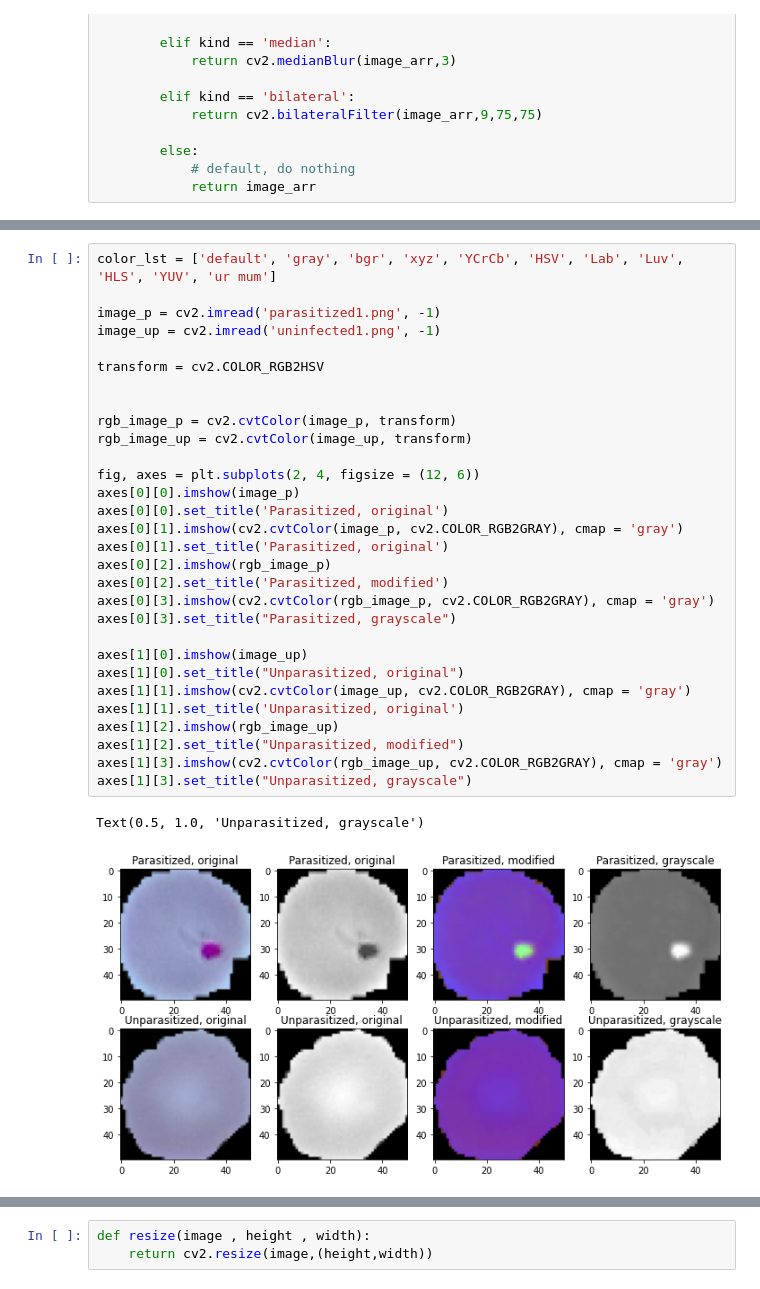
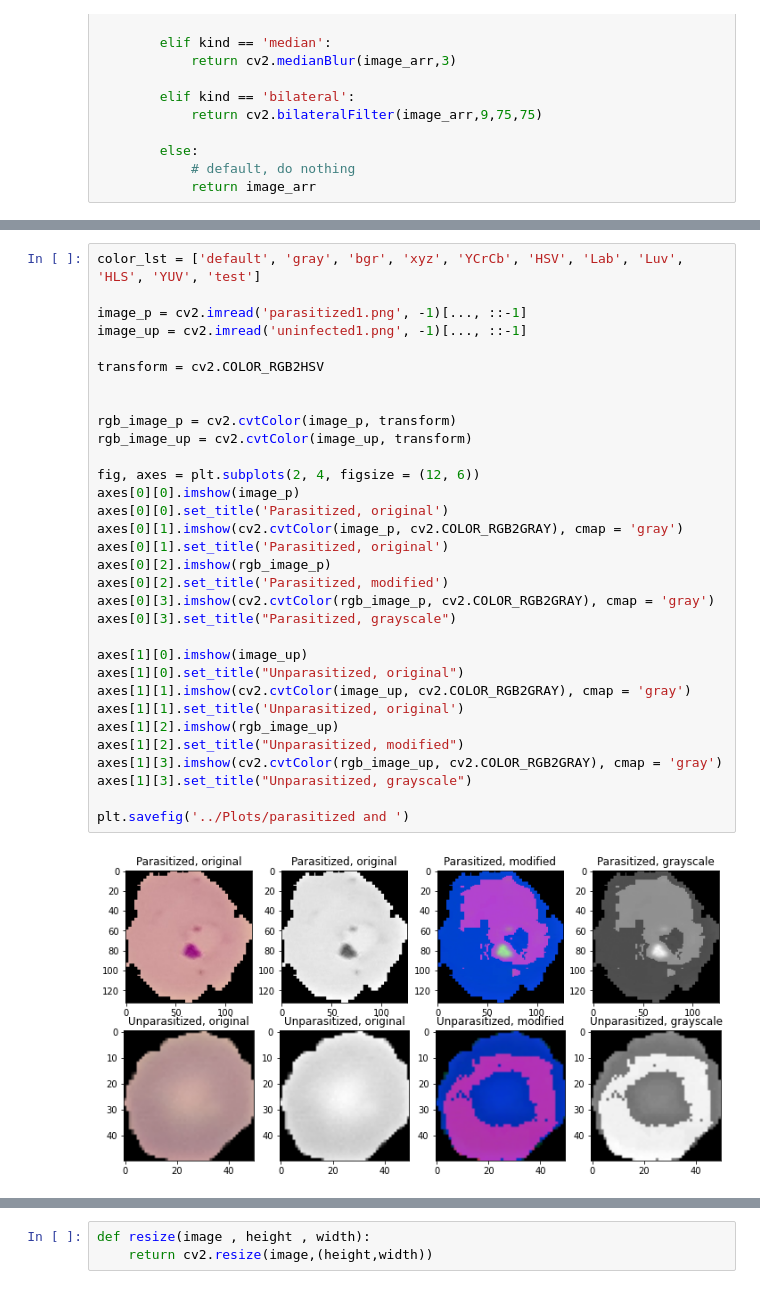
Before and after one commit to madhava20217/Malaria-Detection-from-Cells, a Jupyter notebook: Modules/image_transformations.ipynb, the cells around one changed output, grey strips where cells are left out. Saved outputs shown, nothing was run; the diff lists cells and outputs as text.

```diff
--- a/Modules/image_transformations.ipynb
+++ b/Modules/image_transformations.ipynb
@@ -360,33 +360,34 @@ axes[1][2].imshow(tr.random_crop(rotated_up , 30 , 30))
 # %%
-color_lst = ['default', 'gray', 'bgr', 'xyz', 'YCrCb', 'HSV', 'Lab', 'Luv', 'HLS', 'YUV', 'ur mum']
+color_lst = ['default', 'gray', 'bgr', 'xyz', 'YCrCb', 'HSV', 'Lab', 'Luv', 'HLS', 'YUV', 'test']
 
-image_p = cv2.imread('parasitized1.png', -1)
-image_up = cv2.imread('uninfected1.png', -1)
+image_p = cv2.imread('parasitized1.png', -1)[..., ::-1]
+image_up = cv2.imread('uninfected1.png', -1)[..., ::-1]
 
 transform = cv2.COLOR_RGB2HSV
 
 
 rgb_image_p = cv2.cvtColor(image_p, transform)
 rgb_image_up = cv2.cvtColor(image_up, transform)
 
 fig, axes = plt.subplots(2, 4, figsize = (12, 6))
 axes[0][0].imshow(image_p)
 axes[0][0].set_title('Parasitized, original')
 axes[0][1].imshow(cv2.cvtColor(image_p, cv2.COLOR_RGB2GRAY), cmap = 'gray')
 axes[0][1].set_title('Parasitized, original')
 axes[0][2].imshow(rgb_image_p)
 axes[0][2].set_title('Parasitized, modified')
 axes[0][3].imshow(cv2.cvtColor(rgb_image_p, cv2.COLOR_RGB2GRAY), cmap = 'gray')
 axes[0][3].set_title("Parasitized, grayscale")
 
 axes[1][0].imshow(image_up)
 axes[1][0].set_title("Unparasitized, original")
 axes[1][1].imshow(cv2.cvtColor(image_up, cv2.COLOR_RGB2GRAY), cmap = 'gray')
 axes[1][1].set_title('Unparasitized, original')
 axes[1][2].imshow(rgb_image_up)
 axes[1][2].set_title("Unparasitized, modified")
 axes[1][3].imshow(cv2.cvtColor(rgb_image_up, cv2.COLOR_RGB2GRAY), cmap = 'gray')
 axes[1][3].set_title("Unparasitized, grayscale")
+
+plt.savefig('../Plots/parasitized and ')
 # %% [output]
-Text(0.5, 1.0, 'Unparasitized, grayscale')
-[figure, old version]
+[figure, new version]
```
Also changed, not shown: parts of 8 cells of this notebook, 16 other files.
